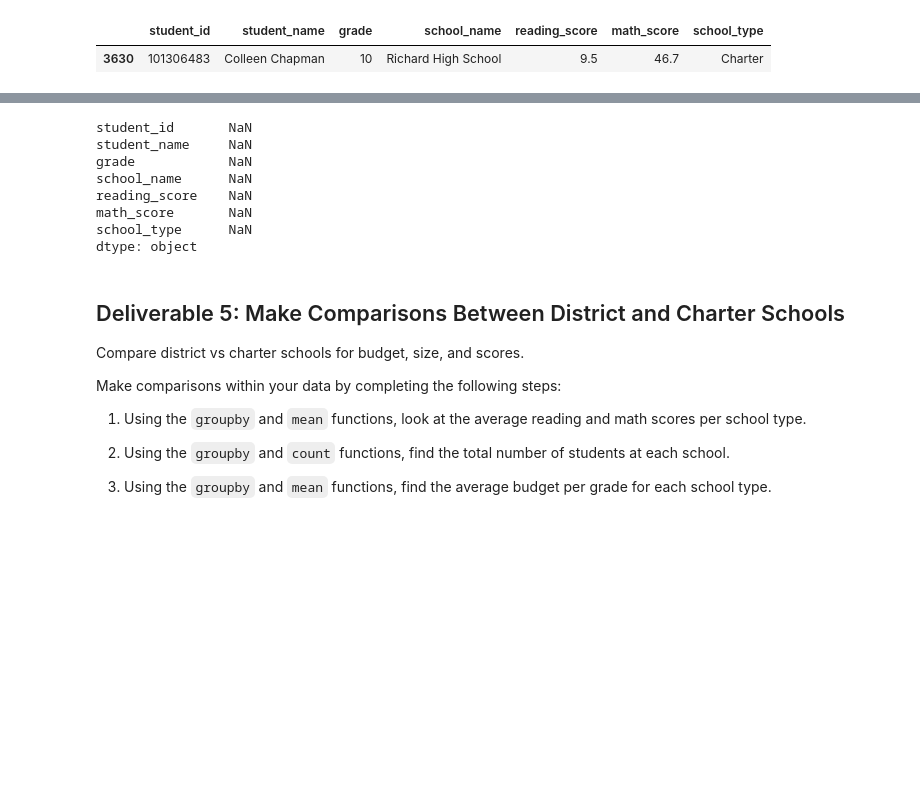
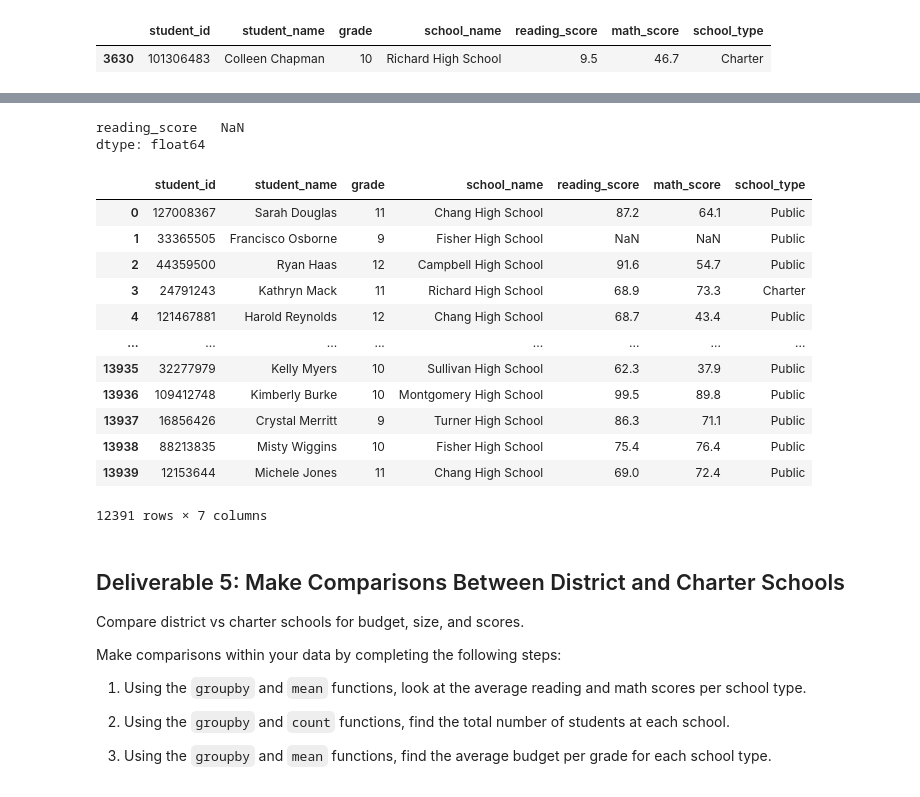
Before and after one commit to travelingshoez/school_district_analysis, a Jupyter notebook: Student_Data_Challenge_Starter_Code.ipynb, the cells around one changed output, grey strips where cells are left out. Saved outputs shown, nothing was run; the diff lists cells and outputs as text; code cells hidden in the pictures; blank space fills up the shorter version.

```diff
--- a/Student_Data_Challenge_Starter_Code.ipynb
+++ b/Student_Data_Challenge_Starter_Code.ipynb
@@ -234,15 +263,26 @@ reading_scores = student_df
 # %%
 # Find the mean reading score for all students in grades 11 and 12 combined.
-student_df.loc[student_df["grade"] == "11,12" "reading_score"].mean()
+reading_scores = student_df.loc[(student_df['grade'] == 11) & (student_df['grade'] == 12), ['reading_score']].mean()
+reading_scores
 # %% [output]
-student_id       NaN
-student_name     NaN
-grade            NaN
-school_name      NaN
-reading_score    NaN
-math_score       NaN
-school_type      NaN
-dtype: object
+reading_score   NaN
+dtype: float64
+# %%
+student_df
+# %% [output]
+|  | student_id | student_name | grade | school_name | reading_score | math_score | school_type |
+| 0 | 127008367 | Sarah Douglas | 11 | Chang High School | 87.2 | 64.1 | Public |
+| 1 | 33365505 | Francisco Osborne | 9 | Fisher High School | NaN | NaN | Public |
+| 2 | 44359500 | Ryan Haas | 12 | Campbell High School | 91.6 | 54.7 | Public |
+| 3 | 24791243 | Kathryn Mack | 11 | Richard High School | 68.9 | 73.3 | Charter |
+| 4 | 121467881 | Harold Reynolds | 12 | Chang High School | 68.7 | 43.4 | Public |
+| ... | ... | ... | ... | ... | ... | ... | ... |
+| 13935 | 32277979 | Kelly Myers | 10 | Sullivan High School | 62.3 | 37.9 | Public |
+| 13936 | 109412748 | Kimberly Burke | 10 | Montgomery High School | 99.5 | 89.8 | Public |
+| 13937 | 16856426 | Crystal Merritt | 9 | Turner High School | 86.3 | 71.1 | Public |
+| 13938 | 88213835 | Misty Wiggins | 10 | Fisher High School | 75.4 | 76.4 | Public |
+| 13939 | 12153644 | Michele Jones | 11 | Chang High School | 69.0 | 72.4 | Public |
+12391 rows × 7 columns
 # %% [markdown]
 ## Deliverable 5: Make Comparisons Between District and Charter Schools
 
```
Also changed, not shown: parts of 15 cells of this notebook.
